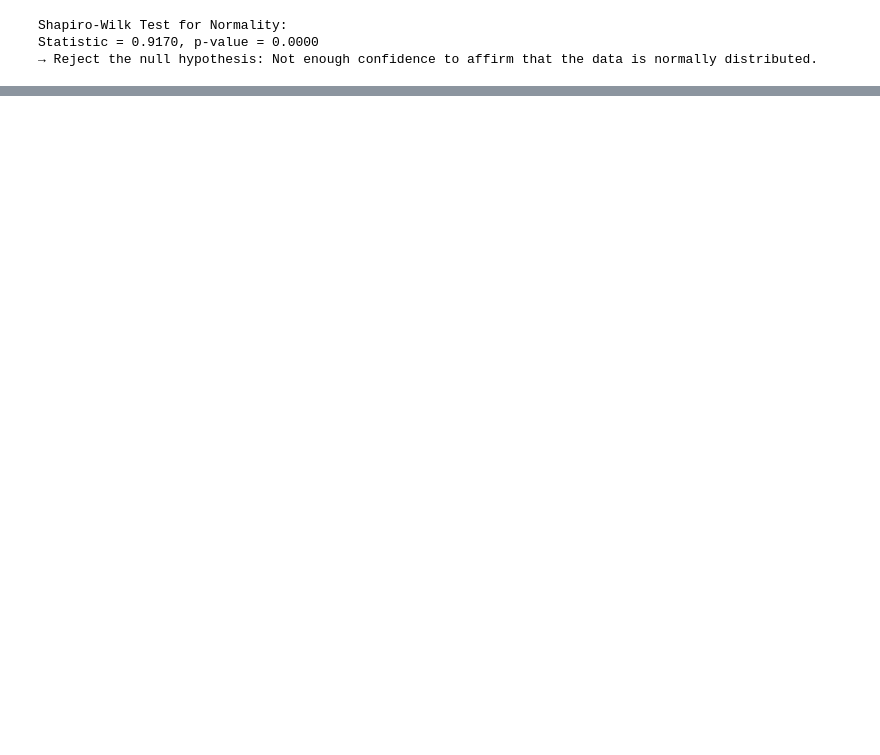
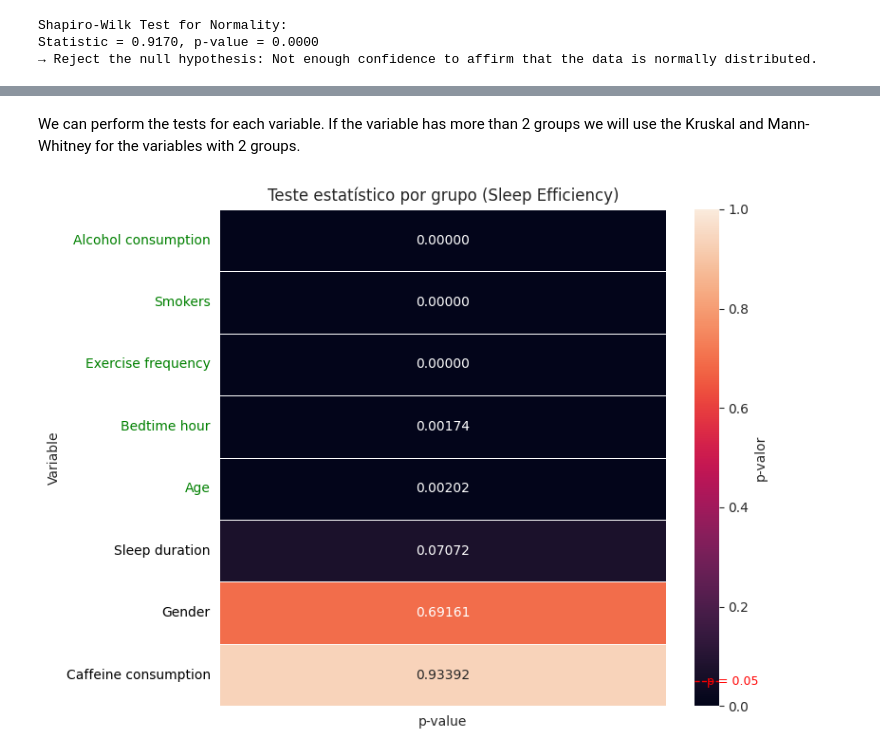
Before and after one commit to pedroaires/SleepHealth-Analysis-ML, a Jupyter notebook: notebooks/02_statistical_analysis.ipynb, the cells around one changed output, grey strips where cells are left out. Drawn from its saved outputs; the diff is of its cells as text; code cells hidden in the pictures; blank space fills up the shorter version.

```diff
--- a/notebooks/02_statistical_analysis.ipynb
+++ b/notebooks/02_statistical_analysis.ipynb
@@ -114,0 +167,2 @@ Statistic = 0.9170, p-value = 0.0000
+# %% [markdown]
+We can perform the tests for each variable. If the variable has more than 2 groups we will use the Kruskal and Mann-Whitney for the variables with 2 groups.
@@ -114,0 +195,29 @@ Statistic = 0.9170, p-value = 0.0000
+# %%
+results_df = pd.DataFrame([
+    {"Variable": k, "Test": v["test"], "p-value": v["p_value"], "Significant": v["significant"]}
+    for k, v in results.items()
+])
+
+results_df = results_df.sort_values(by="p-value", ascending=True).set_index("Variable")
+pvals = results_df[["p-value"]]
+
+plt.figure(figsize=(8, 6))
+ax = sns.heatmap(
+    pvals,
+    annot=pvals.applymap(lambda x: f"{x:.5f}"),
+    fmt='',
+    linewidths=0.5,
+    cbar_kws={'label': 'p-valor'},
+    vmin=0, vmax=1
+)
+
+for ytick, sig in zip(ax.get_yticklabels(), results_df["Significant"]):
+    ytick.set_color("green" if sig else "black")
+cbar = ax.collections[0].colorbar
+cbar.ax.hlines(0.05, *cbar.ax.get_xlim(), color='red', linestyle='--', linewidth=1)
+cbar.ax.text(0.5, 0.05, 'p = 0.05', ha='left', va='center', color='red', fontsize=9)
+plt.title("Teste estatístico por grupo (Sleep Efficiency)")
+plt.tight_layout()
+plt.show()
+# %% [output]
+[figure, added]
```
Also changed, not shown: parts of 38 cells of this notebook.
